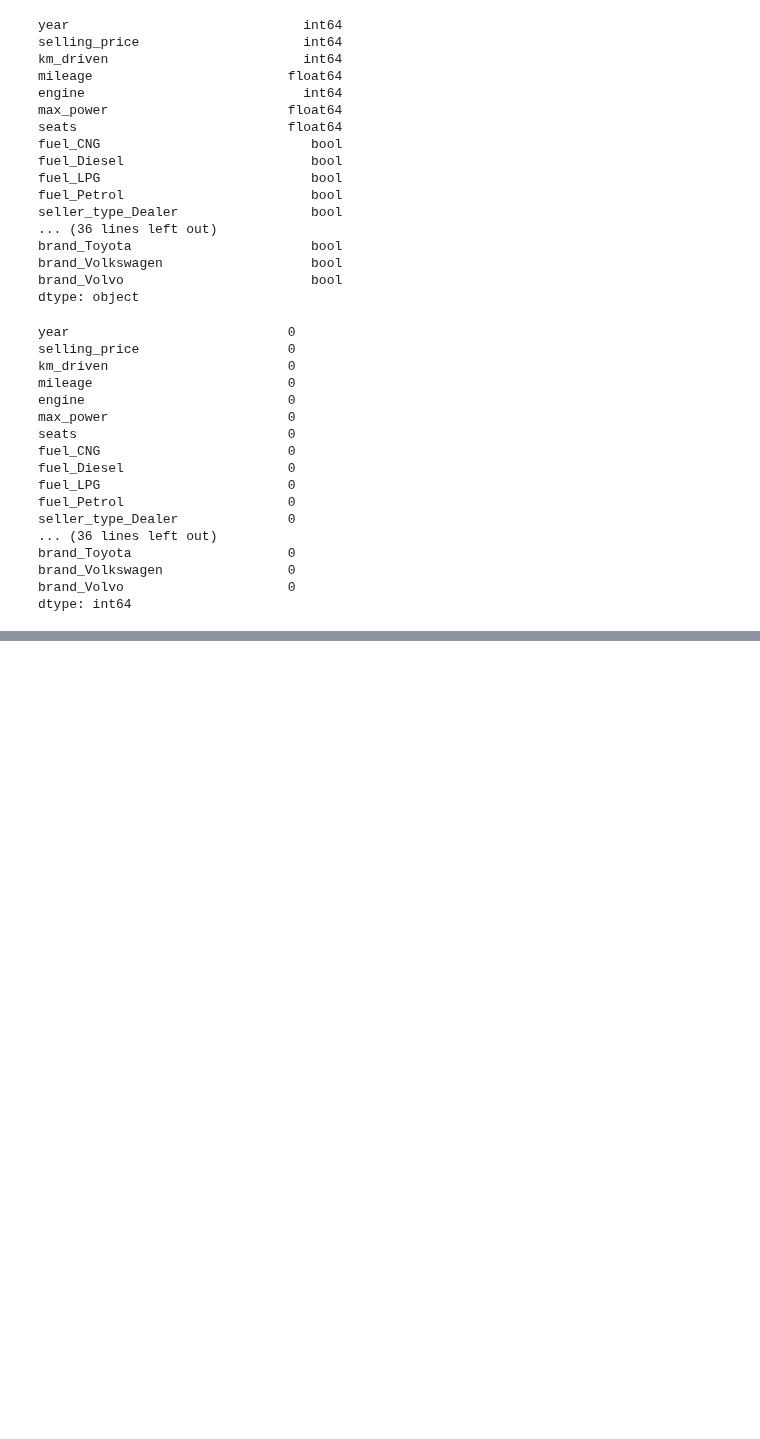
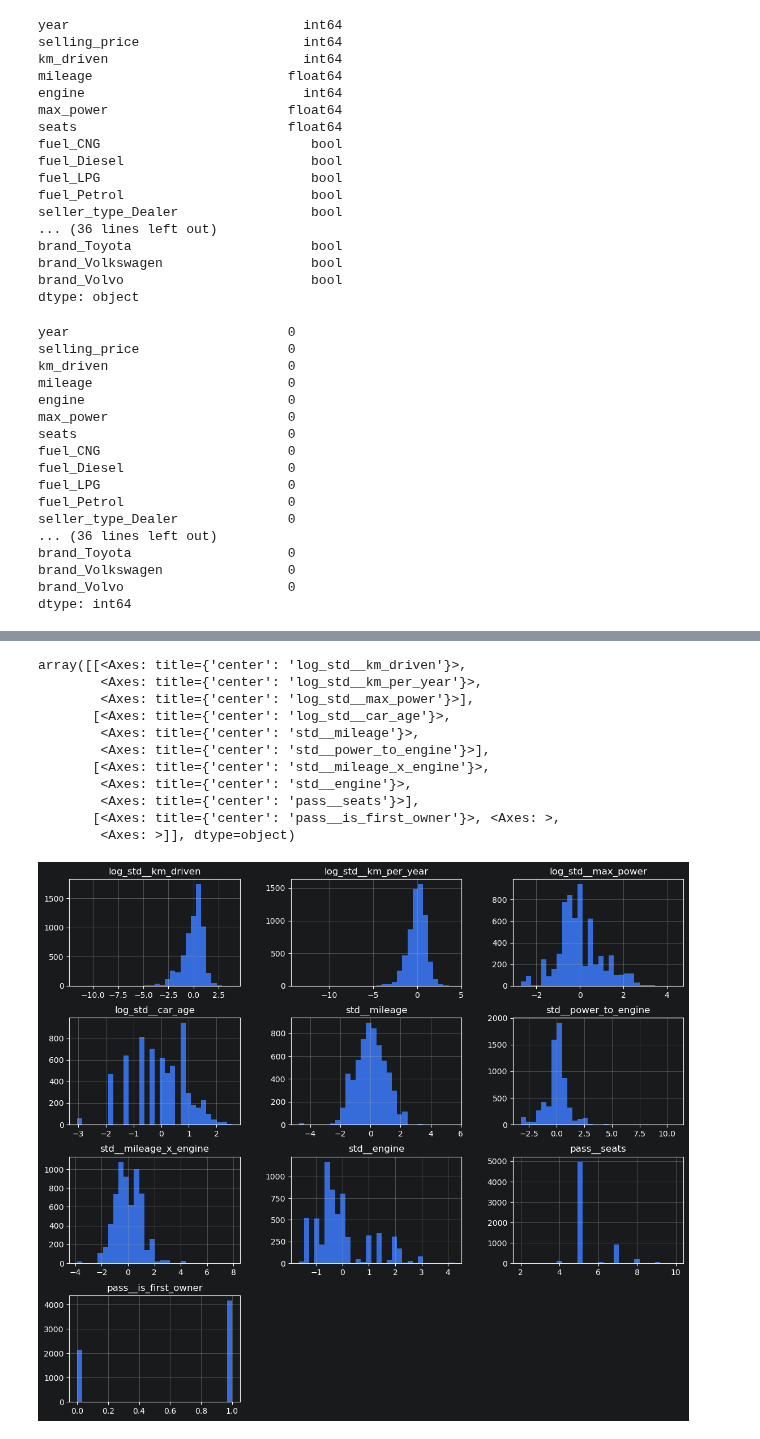
Before and after one commit to DenysLunhul/Hands_On_ML_scikit_learn_PyTorch, a Jupyter notebook: practice/Cars_Price_Prediction.ipynb, the cells around one changed output, grey strips where cells are left out. Drawn from its saved outputs; the diff is of its cells as text; code cells hidden in the pictures; blank space fills up the shorter version.

Commit message:
data preprocessing

```diff
--- a/practice/Cars_Price_Prediction.ipynb
+++ b/practice/Cars_Price_Prediction.ipynb
@@ -230,0 +259,17 @@ preprocessing = Pipeline([
+# %%
+from sklearn.compose import ColumnTransformer
+
+preprocessing = ColumnTransformer([
+    ("log_std",log_pipeline, log_features),
+    ("std", std_pipeline, scale_features),
+    ("pass", "passthrough", passthrough_features)
+], remainder="drop")
+# %%
+X_transformed = preprocessing.fit_transform(X_train)
+print(X_transformed.shape)
+
+X_train_prepared = pd.DataFrame(
+    X_transformed,
+    columns=preprocessing.get_feature_names_out(),
+    index=X_train.index
+)
@@ -230,0 +292,15 @@ preprocessing = Pipeline([
+# %%
+X_train_prepared.hist(bins=30, figsize=(14, 12))
+# %% [output]
+array([[<Axes: title={'center': 'log_std__km_driven'}>,
+        <Axes: title={'center': 'log_std__km_per_year'}>,
+        <Axes: title={'center': 'log_std__max_power'}>],
+       [<Axes: title={'center': 'log_std__car_age'}>,
+        <Axes: title={'center': 'std__mileage'}>,
+        <Axes: title={'center': 'std__power_to_engine'}>],
+       [<Axes: title={'center': 'std__mileage_x_engine'}>,
+        <Axes: title={'center': 'std__engine'}>,
+        <Axes: title={'center': 'pass__seats'}>],
+       [<Axes: title={'center': 'pass__is_first_owner'}>, <Axes: >,
+        <Axes: >]], dtype=object)
+[figure, added]
```
Also changed, not shown: parts of 11 cells of this notebook.
